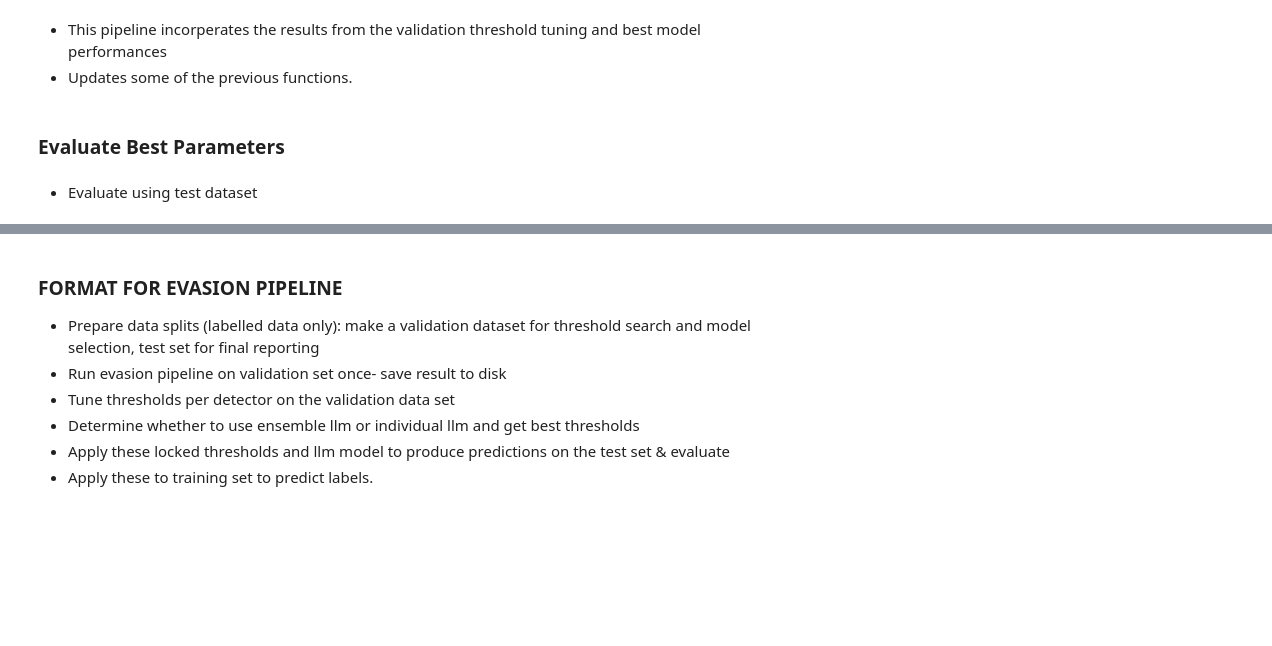
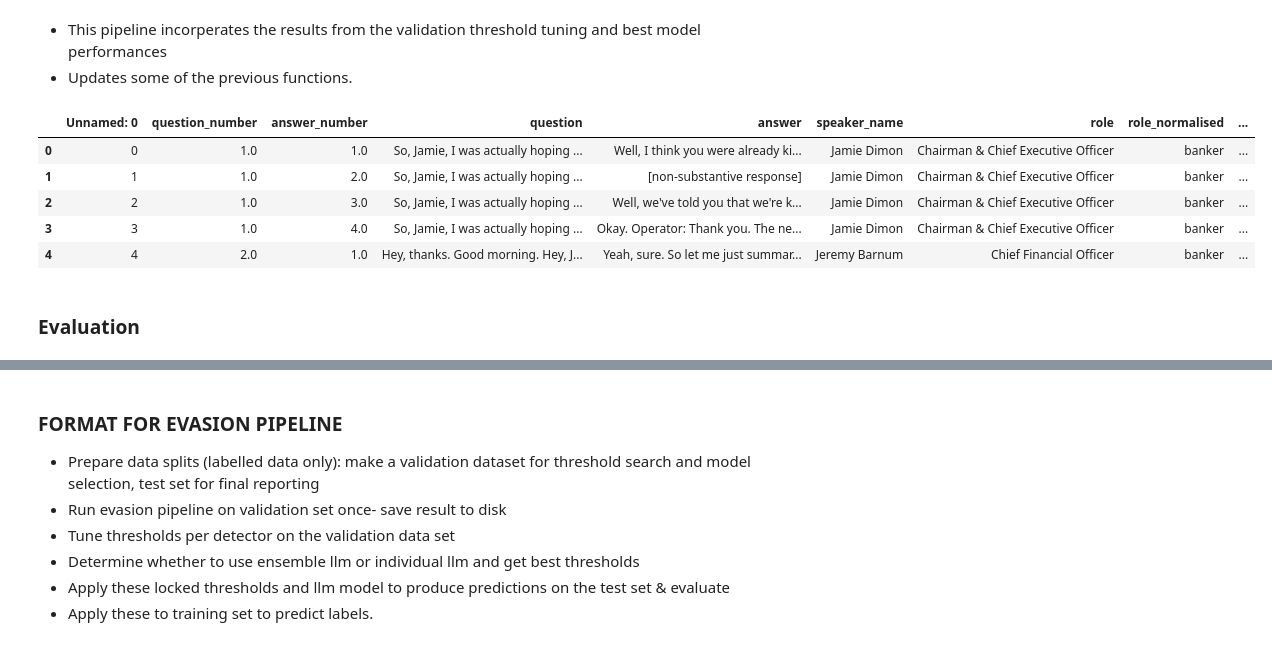
Before and after one commit to JSA10/cam_ds_ep_FinSight, a Jupyter notebook: notebooks/summarisation_evasion_LB.ipynb, the cells around one changed output, grey strips where cells are left out. Saved outputs shown, nothing was run; the diff lists cells and outputs as text; code cells hidden in the pictures; blank space fills up the shorter version.

```diff
--- a/notebooks/summarisation_evasion_LB.ipynb
+++ b/notebooks/summarisation_evasion_LB.ipynb
@@ -1151,3 +1156,13 @@ def evasion_pipeline_v2(df, models_and_tokenizers, device, LLM_WEIGHT, EVASION_T
         records.append(record)
 
     return pd.DataFrame(records)
+# %%
+# View test dataset.
+jpm_test_qa_labelled.head()
+# %% [output]
+|  | Unnamed: 0 | question_number | answer_number | question | answer | speaker_name | role | role_normalised | ... |
+| 0 | 0 | 1.0 | 1.0 | So, Jamie, I was actually hoping ... | Well, I think you were already ki... | Jamie Dimon | Chairman & Chief Executive Officer | banker | ... |
+| 1 | 1 | 1.0 | 2.0 | So, Jamie, I was actually hoping ... | [non-substantive response] | Jamie Dimon | Chairman & Chief Executive Officer | banker | ... |
+| 2 | 2 | 1.0 | 3.0 | So, Jamie, I was actually hoping ... | Well, we've told you that we're k... | Jamie Dimon | Chairman & Chief Executive Officer | banker | ... |
+| 3 | 3 | 1.0 | 4.0 | So, Jamie, I was actually hoping ... | Okay. Operator: Thank you. The ne... | Jamie Dimon | Chairman & Chief Executive Officer | banker | ... |
+| 4 | 4 | 2.0 | 1.0 | Hey, thanks. Good morning. Hey, J... | Yeah, sure. So let me just summar... | Jeremy Barnum | Chief Financial Officer | banker | ... |
@@ -1154,4 +1185,2 @@ def evasion_pipeline_v2(df, models_and_tokenizers, device, LLM_WEIGHT, EVASION_T
 # %% [markdown]
-### **Evaluate Best Parameters**
+### **Evaluation**
-# %% [markdown]
-- Evaluate using test dataset
```
Also changed, not shown: parts of 7 cells of this notebook.
